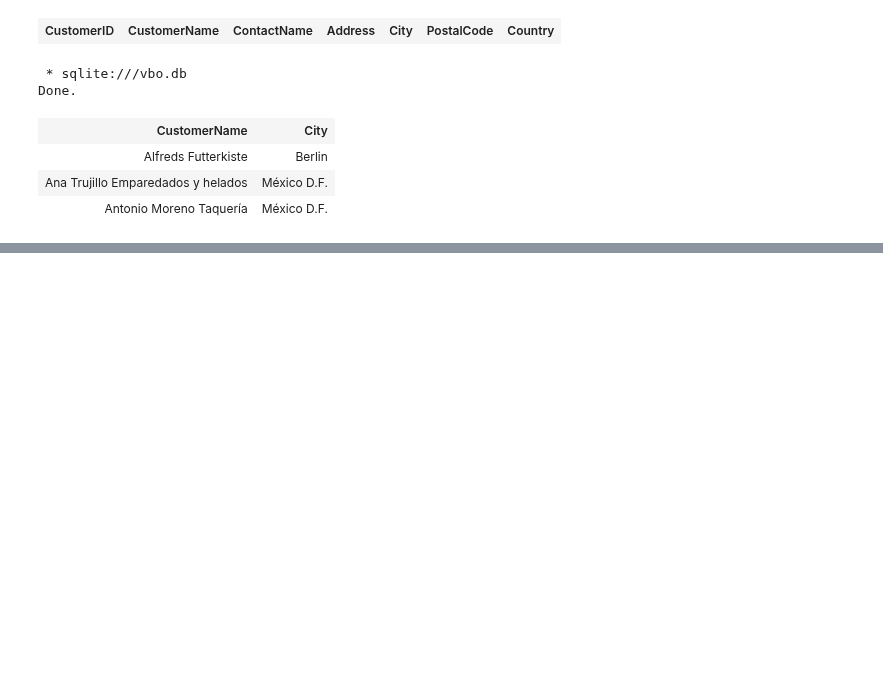
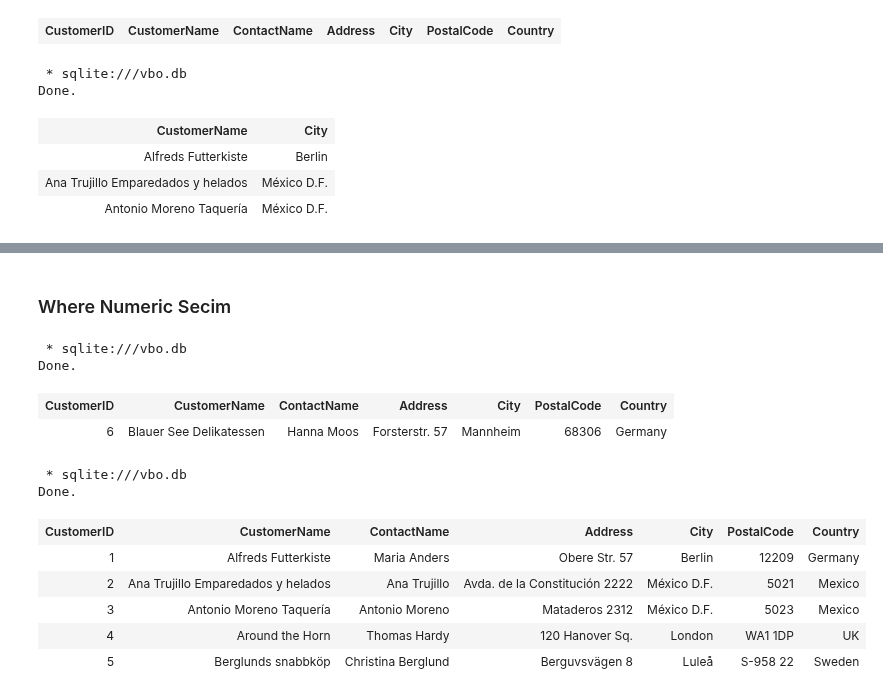
Before and after one commit to abdullahcayde/Trainings, a Jupyter notebook: sql_git/sql_vbo.ipynb, the cells around one changed output, grey strips where cells are left out. Cells and saved outputs as stored; diff of their text form; code cells hidden in the pictures; blank space fills up the shorter version.

```diff
--- a/sql_git/sql_vbo.ipynb
+++ b/sql_git/sql_vbo.ipynb
@@ -105,0 +264,22 @@ Done.
+# %% [markdown]
+### Where Numeric Secim
+# %%
+%%sql
+SELECT * FROM Customers WHERE CustomerID = 6 ;
+# %% [output]
+ * sqlite:///vbo.db
+Done.
+| CustomerID | CustomerName | ContactName | Address | City | PostalCode | Country |
+| 6 | Blauer See Delikatessen | Hanna Moos | Forsterstr. 57 | Mannheim | 68306 | Germany |
+# %%
+%%sql
+SELECT * FROM Customers WHERE CustomerID < 6 ;
+# %% [output]
+ * sqlite:///vbo.db
+Done.
+| CustomerID | CustomerName | ContactName | Address | City | PostalCode | Country |
+| 1 | Alfreds Futterkiste | Maria Anders | Obere Str. 57 | Berlin | 12209 | Germany |
+| 2 | Ana Trujillo Emparedados y helados | Ana Trujillo | Avda. de la Constitución 2222 | México D.F. | 5021 | Mexico |
+| 3 | Antonio Moreno Taquería | Antonio Moreno | Mataderos 2312 | México D.F. | 5023 | Mexico |
+| 4 | Around the Horn | Thomas Hardy | 120 Hanover Sq. | London | WA1 1DP | UK |
+| 5 | Berglunds snabbköp | Christina Berglund | Berguvsvägen 8 | Luleå | S-958 22 | Sweden |
```
Also changed, not shown: parts of 20 cells of this notebook.
